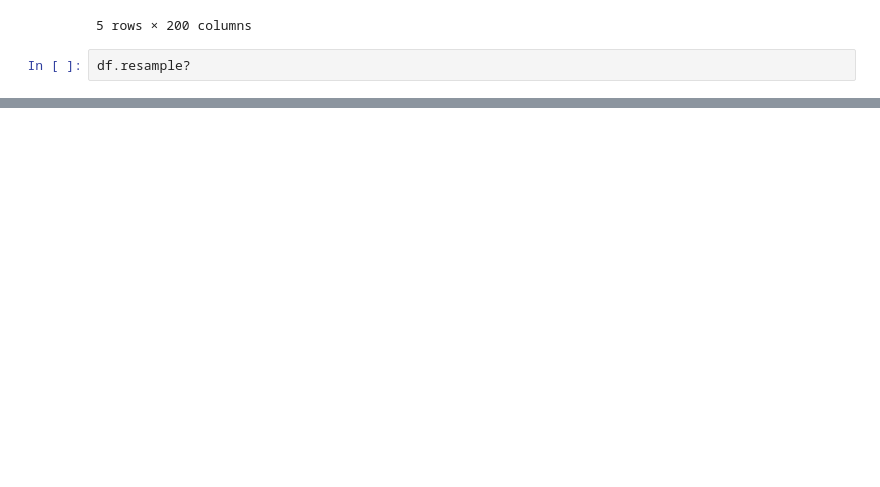
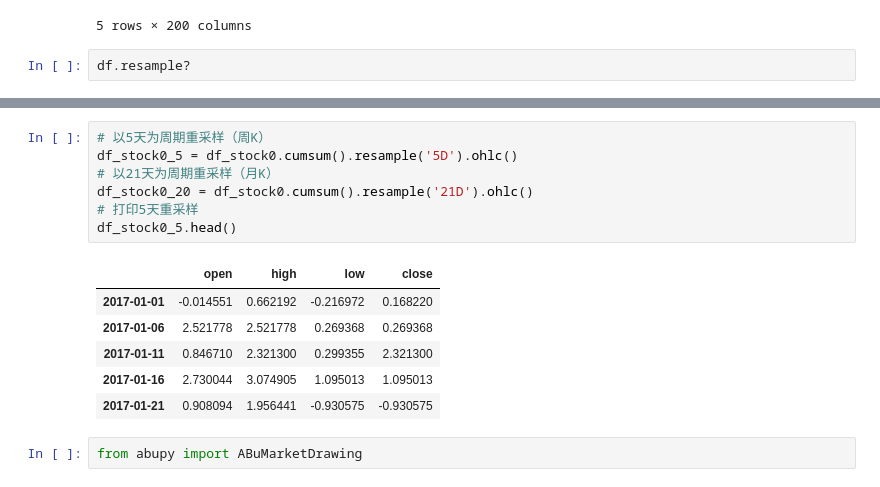
Before and after one commit to Jeffery12138/Quantitiative-Trading, a Jupyter notebook: 第4章 量化工具--pandas/4.1 基本操作方法.ipynb, the cells around one changed output, grey strips where cells are left out. Drawn from its saved outputs; the diff is of its cells as text; blank space fills up the shorter version.

```diff
--- a/第4章 量化工具--pandas/4.1 基本操作方法.ipynb
+++ b/第4章 量化工具--pandas/4.1 基本操作方法.ipynb
@@ -109,0 +144,16 @@ df.resample?
+# %%
+# 以5天为周期重采样（周K）
+df_stock0_5 = df_stock0.cumsum().resample('5D').ohlc()
+# 以21天为周期重采样（月K）
+df_stock0_20 = df_stock0.cumsum().resample('21D').ohlc()
+# 打印5天重采样
+df_stock0_5.head()
+# %% [output]
+|  | open | high | low | close |
+| 2017-01-01 | -0.014551 | 0.662192 | -0.216972 | 0.168220 |
+| 2017-01-06 | 2.521778 | 2.521778 | 0.269368 | 0.269368 |
+| 2017-01-11 | 0.846710 | 2.321300 | 0.299355 | 2.321300 |
+| 2017-01-16 | 2.730044 | 3.074905 | 1.095013 | 1.095013 |
+| 2017-01-21 | 0.908094 | 1.956441 | -0.930575 | -0.930575 |
+# %%
+from abupy import ABuMarketDrawing
```
Also changed, not shown: parts of 11 cells of this notebook, 1 other file.
